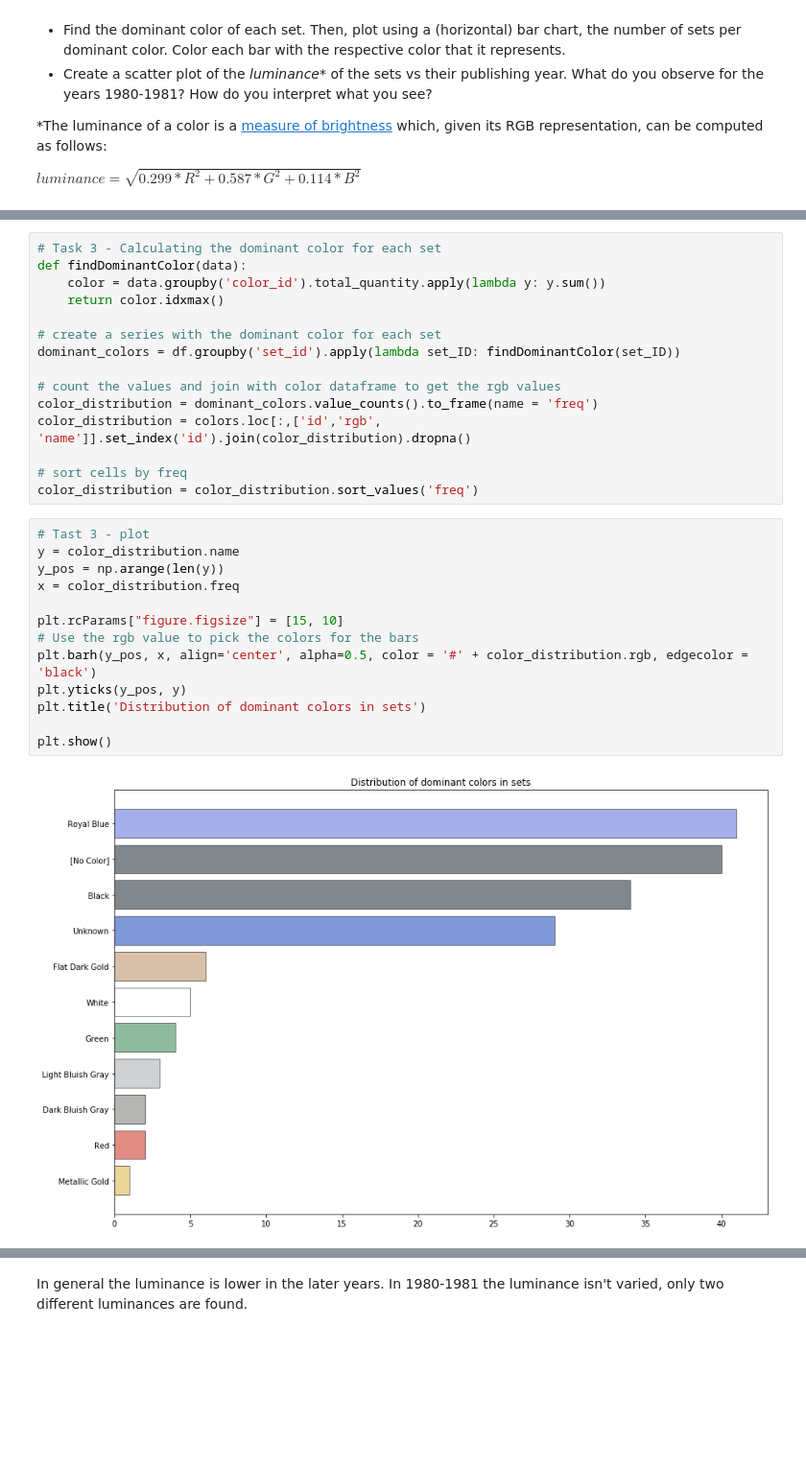
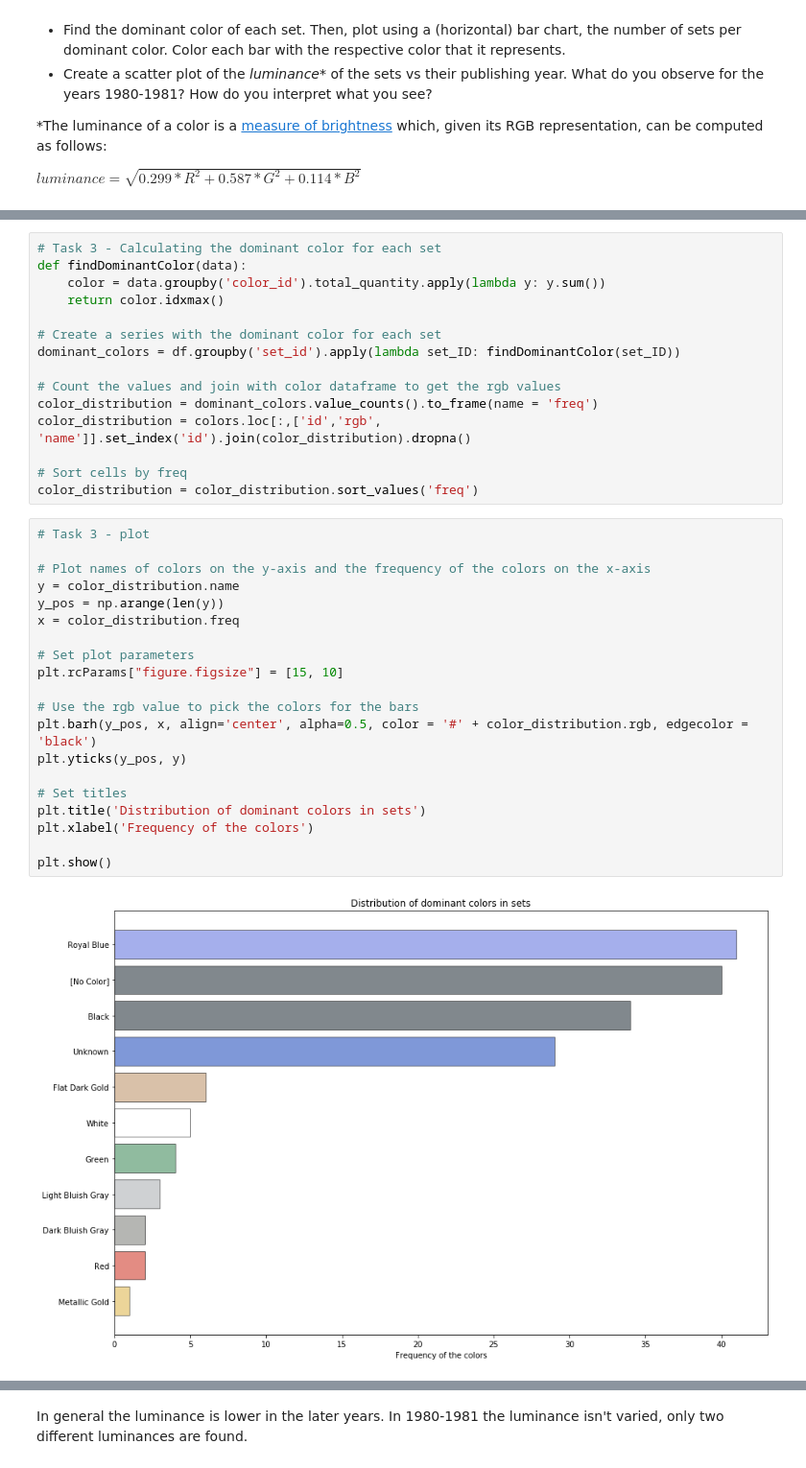
Before and after one commit to emmwel/ADAeda, a Jupyter notebook: Anna/Exercise 1.ipynb, the cells around one changed output, grey strips where cells are left out. Shown: that part at 96% size. Drawn from its saved outputs; the diff is of its cells as text; blank space fills up the shorter version.

```diff
--- a/Anna/Exercise 1.ipynb
+++ b/Anna/Exercise 1.ipynb
@@ -215,27 +220,34 @@ def findDominantColor(data):
     color = data.groupby('color_id').total_quantity.apply(lambda y: y.sum())
     return color.idxmax()
 
-# create a series with the dominant color for each set
+# Create a series with the dominant color for each set
 dominant_colors = df.groupby('set_id').apply(lambda set_ID: findDominantColor(set_ID))
 
-# count the values and join with color dataframe to get the rgb values
+# Count the values and join with color dataframe to get the rgb values
 color_distribution = dominant_colors.value_counts().to_frame(name = 'freq')
 color_distribution = colors.loc[:,['id','rgb', 'name']].set_index('id').join(color_distribution).dropna()
 
-# sort cells by freq
+# Sort cells by freq
 color_distribution = color_distribution.sort_values('freq')
 # %%
-# Tast 3 - plot
+# Task 3 - plot
+
+# Plot names of colors on the y-axis and the frequency of the colors on the x-axis
 y = color_distribution.name
 y_pos = np.arange(len(y))
 x = color_distribution.freq
 
+# Set plot parameters
 plt.rcParams["figure.figsize"] = [15, 10]
+
 # Use the rgb value to pick the colors for the bars
 plt.barh(y_pos, x, align='center', alpha=0.5, color = '#' + color_distribution.rgb, edgecolor = 'black')
 plt.yticks(y_pos, y)
+
+# Set titles
 plt.title('Distribution of dominant colors in sets')
+plt.xlabel('Frequency of the colors')
 
 plt.show()
 # %% [output]
-[figure, old version]
+[figure, new version]
```
Also changed, not shown: parts of 9 cells of this notebook.
